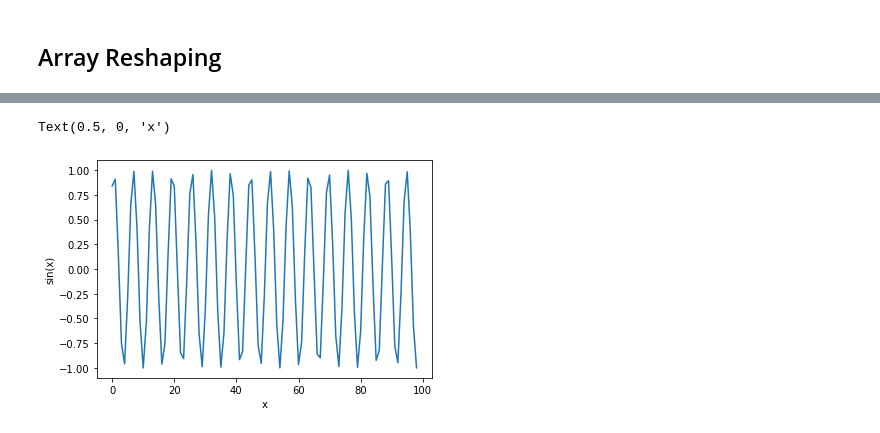
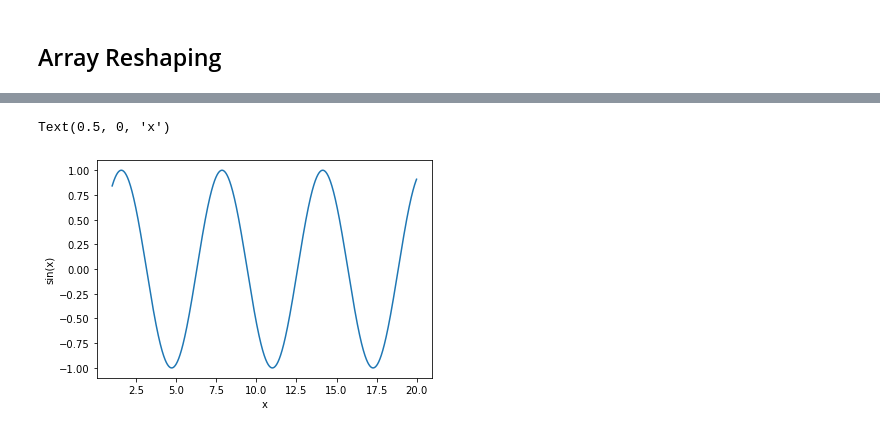
Before and after one commit to lhuang-pvamu/Parallel-Computing-Code, a Jupyter notebook: Python/Numpy.ipynb, the cells around one changed output, grey strips where cells are left out. Saved outputs shown, nothing was run; the diff lists cells and outputs as text; code cells hidden in the pictures.

```diff
--- a/Python/Numpy.ipynb
+++ b/Python/Numpy.ipynb
@@ -95,0 +190,4 @@ array([[0, 0, 0],
+# %%
+C = np.array(range(10))
+C2 = 1.0/(C+1)  # Array computation in parallel
+C2
@@ -95,0 +199,4 @@ array([[0, 0, 0],
+# %%
+#omp parallel for
+for i in range(10):
+    C[i] = 1.0/(C[i]+1)
@@ -122,7 +319,7 @@ array([[3.],
 # %%
-plt.plot([math.sin(i) for i in range(1,100)])
+plt.plot(np.arange(1,20,0.01), [math.sin(i) for i in np.arange(1,20,0.01)])
 plt.ylabel("sin(x)")
 plt.xlabel("x")
 # %% [output]
 Text(0.5, 0, 'x')
-[figure, old version]
+[figure, new version]
```
Also changed, not shown: parts of 62 cells of this notebook.
